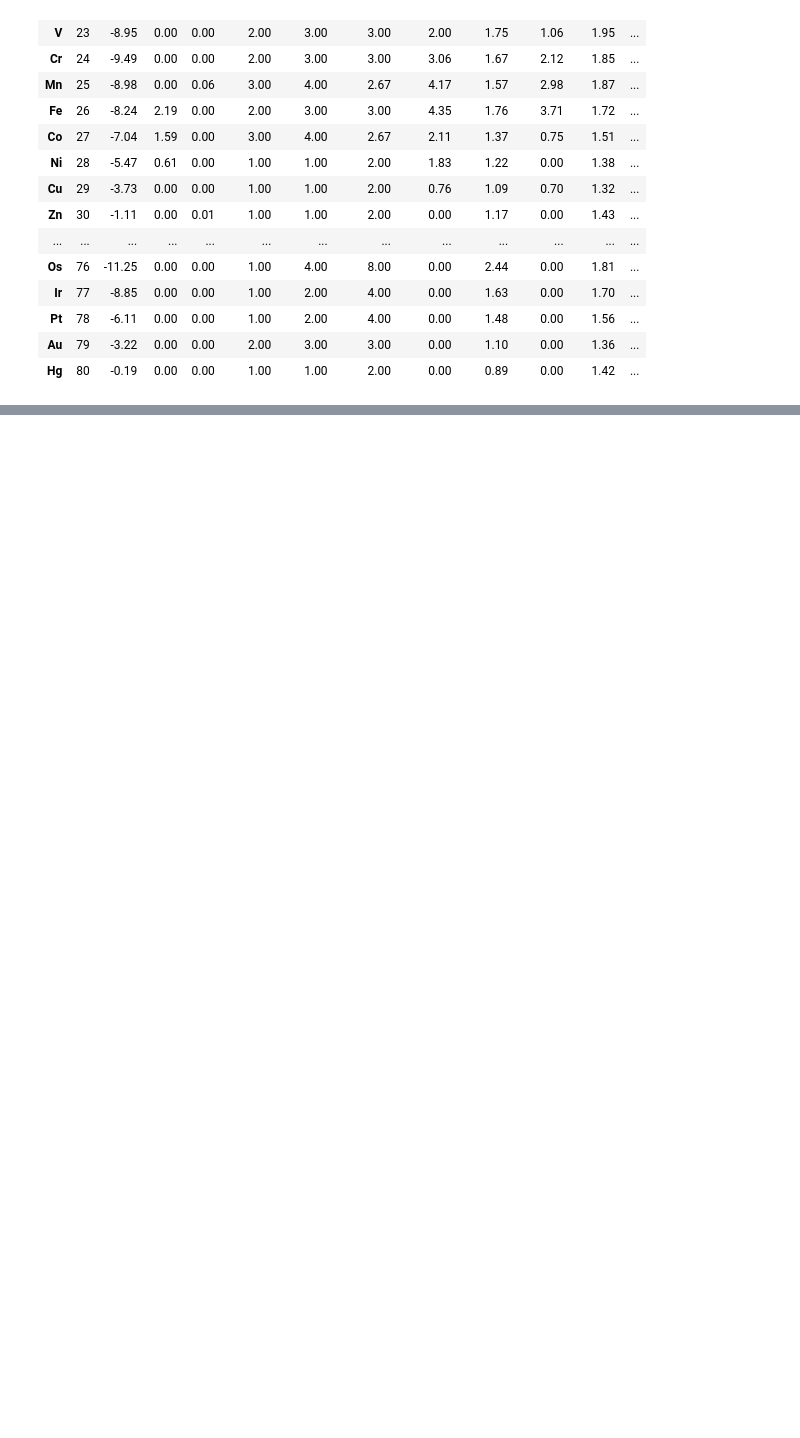
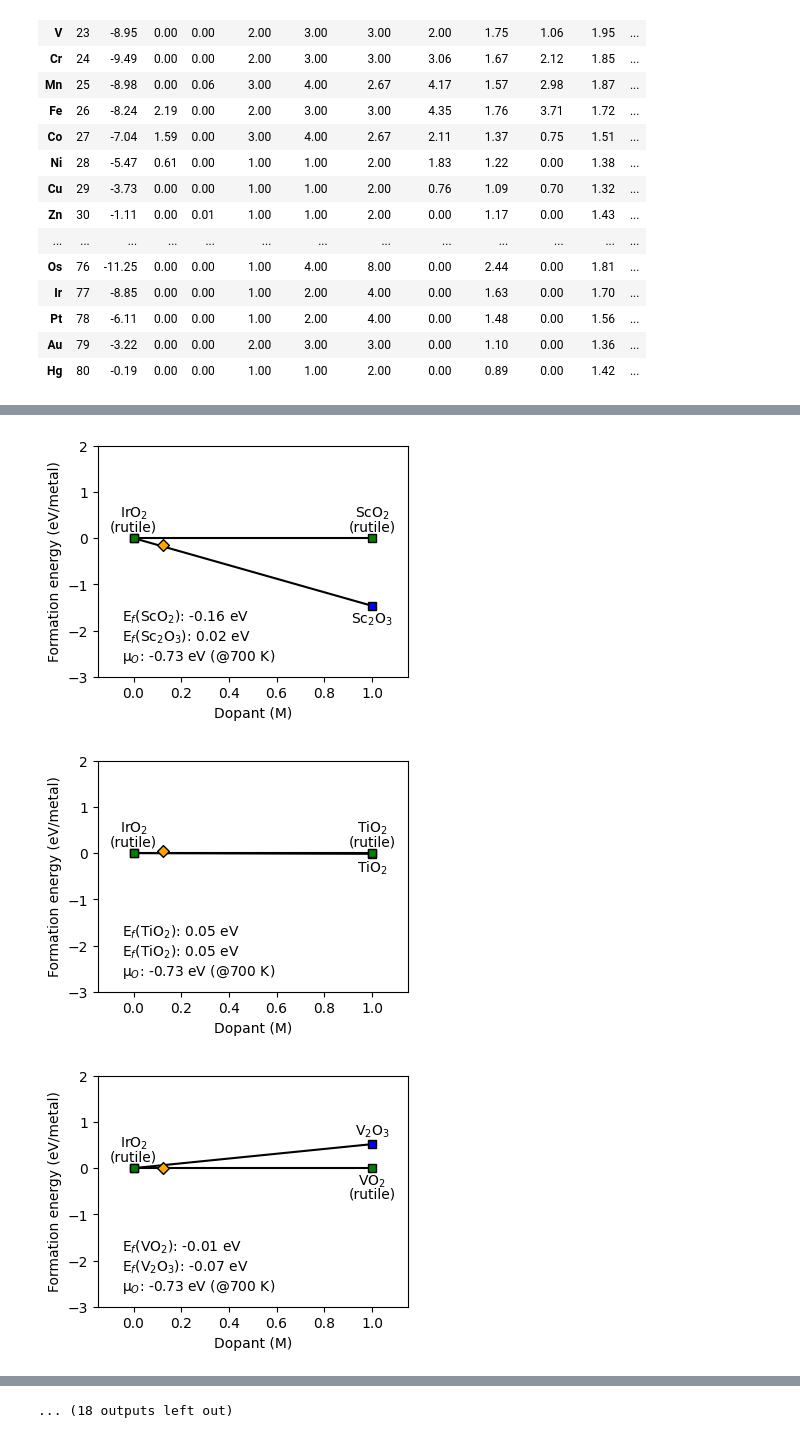
Before and after one commit to jhyeonjung97/tools, a Jupyter notebook: ruo2/doping1.ipynb, the cells around one changed output, grey strips where cells are left out. Cells and saved outputs as stored; diff of their text form; code cells hidden in the pictures; blank space fills up the shorter version.

```diff
--- a/ruo2/doping1.ipynb
+++ b/ruo2/doping1.ipynb
@@ -255,7 +281,7 @@ for i in element_indices:
     plt.text(0.0, 0.1, 'RuO$_2$\n(rutile)', ha='center', va='bottom', linespacing=0.8)
 
     plt.scatter(1/8, fe2, marker='D', edgecolor='black', facecolor='orange', zorder=2)
-    plt.text(-0.05, -2, f'E$_f$(MO$_2$): {fe2:.2f} eV\nE$_f$(M$_x$O$_y$): {fe3:.2f} eV', ha='left', va='top', linespacing=0.8)
+    plt.text(-0.05, -1.5, f'E$_f$({element}O$_2$): {fe2:.2f} eV\nE$_f$({formula}): {fe3:.2f} eV\nμ$_O$: -0.73 eV (@700 K)', ha='left', va='top')
     # plt.text(1/8+0.02, formation_energy_mxoy/16+formation_energy_mruo2/2-0.02, f'+{-formation_energy_mxoy/8+formation_energy_mruo2:.2f} eV', ha='left', va='center', color='red')
     if  formation_energy_mxoy > 0:
         plt.text(1.0, formation_energy_mxoy+0.1, f'{formula}', ha='center', va='bottom')
@@ -270,7 +296,7 @@ for i in element_indices:
     plt.ylim(-3.0, 2.0)
     plt.xlabel('Dopant (M)')
     plt.ylabel('Formation energy (eV/metal)')
-    plt.savefig(f'{root}/figures/bulk_convex_hull_{element}.png', dpi=dpi, transparent=True, bbox_inches='tight')
+    plt.savefig(f'{root}/figures/bulk_convex_hull_RuO2_{i}{element}.png', dpi=dpi, transparent=True, bbox_inches='tight')
     plt.show()
     plt.close()
 # %% [output]
@@ -289 +315,46 @@ for i in element_indices:
 ... (18 outputs left out)
+# %%
+
+for i in element_indices:
+    element = md.element(i).symbol
+    m_ratio, o_ratio = int(data.loc[element, 'MxOy_x']), int(data.loc[element, 'MxOy_y'])
+    if m_ratio == 1 and o_ratio == 1:
+        formula = f'{element}O'
+    elif m_ratio == 1:
+        formula = f'{element}O$_{o_ratio}$'
+    else:
+        formula = f'{element}$_{m_ratio}$O$_{o_ratio}$'
+
+    plt.figure(figsize=(4,3))
+
+    fe2 = data.loc[element, 'M-IrO2_fe2']
+    fe3 = data.loc[element, 'M-IrO2_fe3']
+    formation_energy_mxoy = 8*(fe2-fe3)
+    plt.plot([0.0, 1.0], [0.0, formation_energy_mxoy], color='black', marker='s', markeredgecolor='black', markerfacecolor='blue', zorder=1)
+
+    plt.plot([0.0, 1.0], [0.0, 0.0], color='black', marker='s', markeredgecolor='black', markerfacecolor='green', linestyle='-', zorder=1)
+    plt.text(0.0, 0.1, 'IrO$_2$\n(rutile)', ha='center', va='bottom', linespacing=0.8)
+
+    plt.scatter(1/8, fe2, marker='D', edgecolor='black', facecolor='orange', zorder=2)
+    plt.text(-0.05, -1.5, f'E$_f$({element}O$_2$): {fe2:.2f} eV\nE$_f$({formula}): {fe3:.2f} eV\nμ$_O$: -0.73 eV (@700 K)', ha='left', va='top')
+    # plt.text(1/8+0.02, formation_energy_mxoy/16+formation_energy_mruo2/2-0.02, f'+{-formation_energy_mxoy/8+formation_energy_mruo2:.2f} eV', ha='left', va='center', color='red')
+    if  formation_energy_mxoy > 0:
+        plt.text(1.0, formation_energy_mxoy+0.1, f'{formula}', ha='center', va='bottom')
+        plt.text(1.0, -0.1, f'{element}O$_2$\n(rutile)', ha='center', va='top', linespacing=0.8)
+    else:
+        plt.text(1.0, formation_energy_mxoy-0.1, f'{formula}', ha='center', va='top')
+        plt.text(1.0, 0.1, f'{element}O$_2$\n(rutile)', ha='center', va='bottom', linespacing=0.8)
+
+    # print(formation_energy_mxoy, formation_energy_mruo2)
+    plt.xlim(-0.15, 1.15)
+    plt.xticks([0.0, 0.2, 0.4, 0.6, 0.8, 1.0])
+    plt.ylim(-3.0, 2.0)
+    plt.xlabel('Dopant (M)')
+    plt.ylabel('Formation energy (eV/metal)')
+    plt.savefig(f'{root}/figures/bulk_convex_hull_IrO2_{i}{element}.png', dpi=dpi, transparent=True, bbox_inches='tight')
+    plt.show()
+    plt.close()
+# %% [output]
+[figure, added]
+[figure, added]
+[figure, added]
@@ -289,0 +370 @@ for i in element_indices:
+... (18 outputs left out)
```
Also changed, not shown: parts of 6 cells of this notebook.
